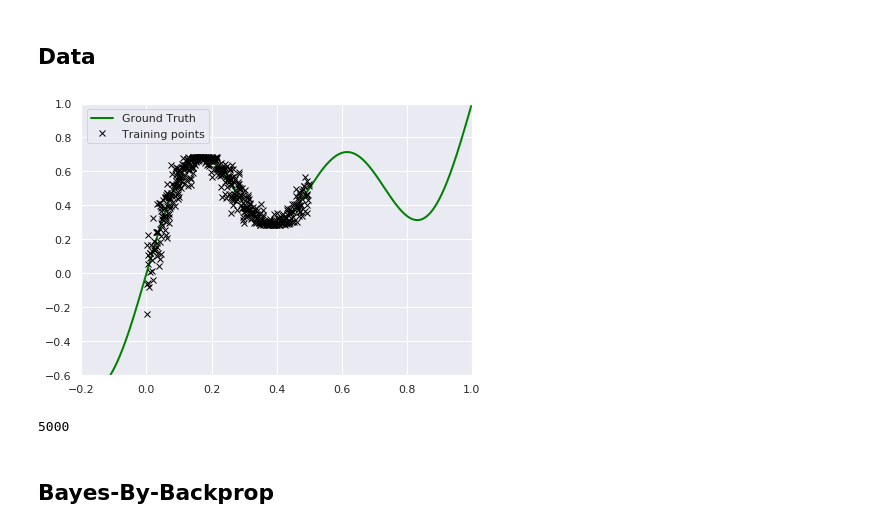
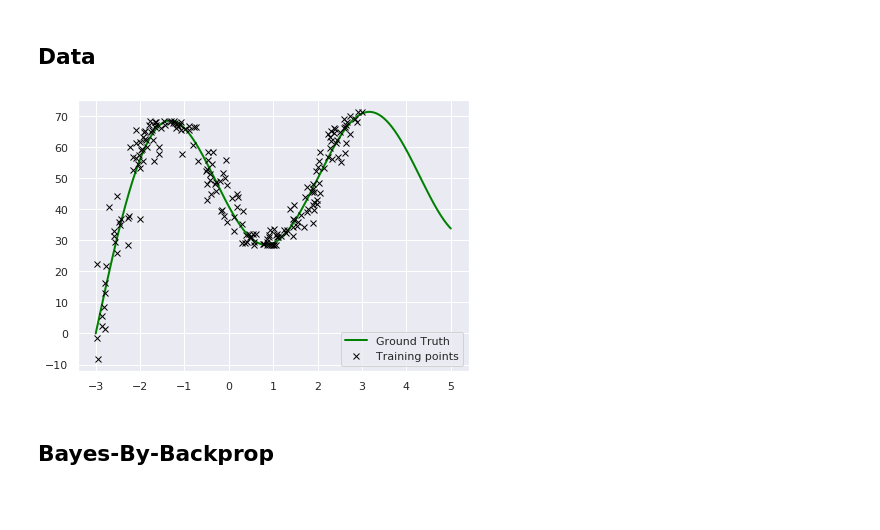
Before and after one commit to DimSum2k/bayes-by-backprop-pytorch, a Jupyter notebook: Regression.ipynb, the cells around one changed output. Drawn from its saved outputs; the diff is of its cells as text; code cells hidden in the pictures; blank space fills up the shorter version.

```diff
--- a/Regression.ipynb
+++ b/Regression.ipynb
@@ -49,30 +54,32 @@ class RegressionDataset(Dataset):
         return (self.data[idx][0], self.data[idx][1])
 # %%
 sigma = 0.02**2
-train_size = 500
+train_size = 200
 test_size = 10*train_size
 bs=10
 
 # create datasets and loaders
-X_train = np.random.uniform(0, 0.5, train_size)
-y_train = f(X_train, sigma=sigma)
+X_train = np.random.uniform(0, 6, train_size)
+y_train = f(X_train/10, sigma=sigma)*100
+X_train = X_train-3
 trainset = RegressionDataset(np.vstack([X_train,y_train]).T)
 train_loader = DataLoader(trainset, batch_size=bs, shuffle=True)
 
-X_test = np.linspace(-0.2,1, test_size)
-y_test = f(X_test)
+X_test = np.linspace(0,8, test_size)
+y_test = f(X_test/10,sigma=0)*100
+X_test = X_test - 3
 testset = RegressionDataset(np.vstack([X_test,y_test]).T)
 test_loader = DataLoader(testset, batch_size=bs, shuffle=False)
 
 # Plot dataset
 plt.figure(figsize=(7,5))
-plt.xlim(xmin =-0.2, xmax = 1.)
-plt.ylim(ymin = -0.6, ymax = 1.)
+#plt.xlim(xmin =-0.2, xmax = 1.)
+#plt.ylim(ymin = -0.6, ymax = 1.)
 plt.plot(testset.data[:,0],testset.data[:,1], color='green', linewidth=2,label="Ground Truth")
 plt.plot(trainset.data[:,0],trainset.data[:,1], 'x', color='black', label='Training points')
 plt.legend()
 plt.show()
 # %% [output]
-[figure, old version]
+[figure, new version]
 # %%
 config = {
@@ -91,10 +98,6 @@ config = {
     "test_size": len(test_loader.dataset),
     "num_batches": len(train_loader) # sigma2 = torch.cuda.FloatTensor([math.exp(-6)])
 }
-# %%
-len(test_loader.dataset)
-# %% [output]
-5000
 # %% [markdown]
 ## Bayes-By-Backprop
 # %%
```
Also changed, not shown: parts of 22 cells of this notebook, 7 other files.
